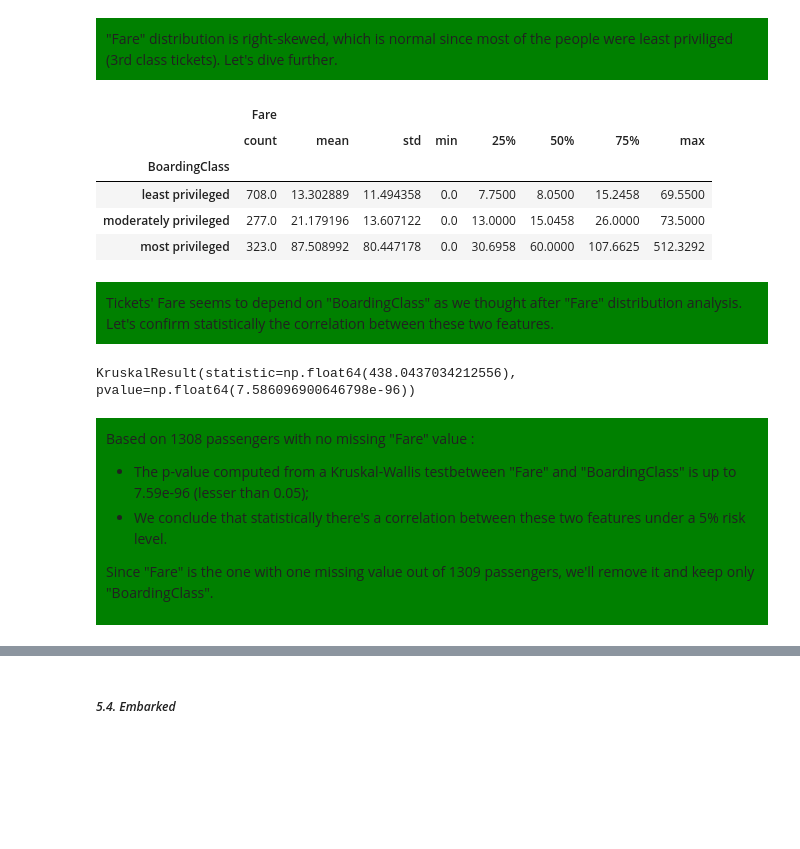
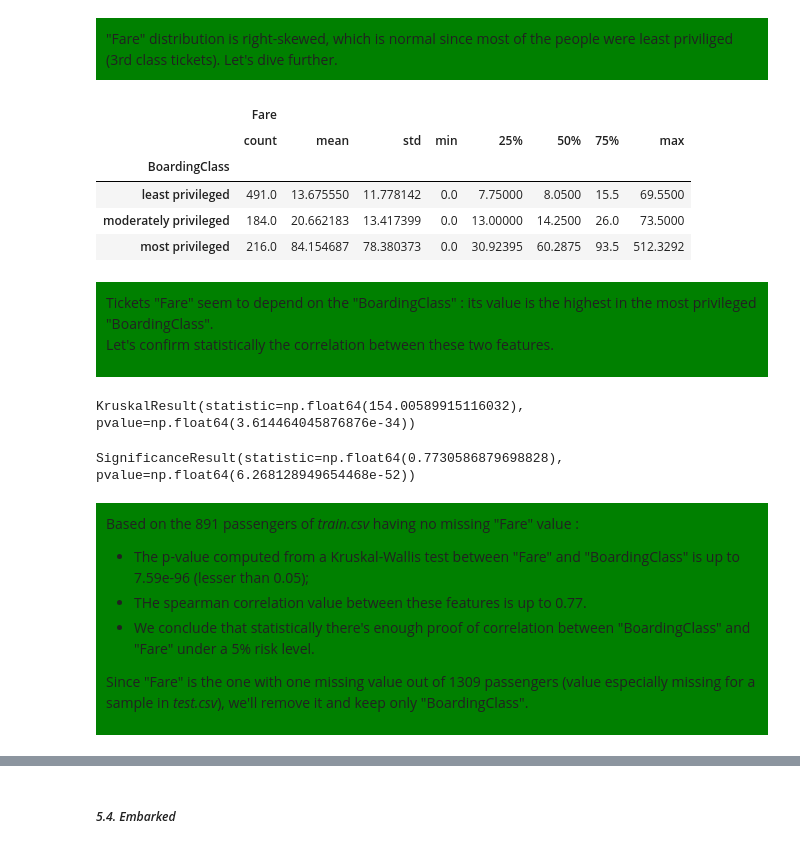
Before and after one commit to foliacouetey/titanic, a Jupyter notebook: PYTHON/scripts/main.ipynb, the cells around one changed output, grey strips where cells are left out. Drawn from its saved outputs; the diff is of its cells as text; code cells hidden in the pictures; blank space fills up the shorter version.

```diff
--- a/PYTHON/scripts/main.ipynb
+++ b/PYTHON/scripts/main.ipynb
@@ -295,37 +305,53 @@ Let's dive further.
 </div>
 # %%
 # Cross "Fare" values with "BoardingClass" modalities
-df__titanic[["Fare", "BoardingClass"]].groupby(["BoardingClass"], observed=False).describe()
+# Don't forget to here use only training data
+
+df__titanic[df__titanic["PassengerId"].isin(df__train["PassengerId"].tolist())].groupby(["BoardingClass"], observed=False).describe()
 # %% [output]
 |  | Fare |  |  |  |  |  |  |  |
 |  | count | mean | std | min | 25% | 50% | 75% | max |
 | BoardingClass |  |  |  |  |  |  |  |  |
-| least privileged | 708.0 | 13.302889 | 11.494358 | 0.0 | 7.7500 | 8.0500 | 15.2458 | 69.5500 |
-| moderately privileged | 277.0 | 21.179196 | 13.607122 | 0.0 | 13.0000 | 15.0458 | 26.0000 | 73.5000 |
-| most privileged | 323.0 | 87.508992 | 80.447178 | 0.0 | 30.6958 | 60.0000 | 107.6625 | 512.3292 |
+| least privileged | 491.0 | 13.675550 | 11.778142 | 0.0 | 7.75000 | 8.0500 | 15.5 | 69.5500 |
+| moderately privileged | 184.0 | 20.662183 | 13.417399 | 0.0 | 13.00000 | 14.2500 | 26.0 | 73.5000 |
+| most privileged | 216.0 | 84.154687 | 78.380373 | 0.0 | 30.92395 | 60.2875 | 93.5 | 512.3292 |
 # %% [markdown]
 <div style="background-color: green; padding: 10px;">
-Tickets' Fare seems to depend on "BoardingClass" as we thought after "Fare" distribution analysis. Let's confirm statistically the correlation between these two features.
+Tickets "Fare" seem to depend on the "BoardingClass" : its value is the highest in the most privileged "BoardingClass".
+
+Let's confirm statistically the correlation between these two features.
 </div>
 # %%
 # Do a Kruskall-Wallis test between "Fare" and "BoardingClass" as a proof of high correlation between these two features
 # Don't forget to here use only training data
 
-# Do not consider the passenger with missing "Fare"
-df__table = df__titanic[df__titanic["PassengerId"].isin(df__train["PassengerId"].tolist())][["Fare", "BoardingClass"]].copy(deep=True).dropna()
+# Do not consider the passenger with missing "Fare", and remove duplicates
+df__table = df__titanic[df__titanic["PassengerId"].isin(df__train["PassengerId"].tolist())][["Fare", "BoardingClass"]].copy(deep=True).dropna().drop_duplicates()
 
-# Perform a Kruskall-Wallis test with a 95% level of confidence
+# Perform a Kruskall-Wallis test of a 5% risk level
 kruskal(*df__table.groupby(["BoardingClass"], observed=False)["Fare"].apply(list))
 # %% [output]
-KruskalResult(statistic=np.float64(438.0437034212556), pvalue=np.float64(7.586096900646798e-96))
+KruskalResult(statistic=np.float64(154.00589915116032), pvalue=np.float64(3.614464045876876e-34))
+# %%
+# Compute the spearman correlation between "Fare" and "BoardingClass" using df__table
+
+# Transform "BoardingClass" modalities in df__table such as :
+# "least privileged" = 1, "moderately privileged" = 2, and "most privileged" = 3
+df__table["BoardingClass"] = df__table["BoardingClass"].apply(lambda x: 1 if x == "least privileged" else 2 if x == "moderately privileged" else 3)
+
+# Compute the spearman correlation
+spearmanr(df__table["BoardingClass"], df__table["Fare"])
+# %% [output]
+SignificanceResult(statistic=np.float64(0.7730586879698828), pvalue=np.float64(6.268128949654468e-52))
 # %% [markdown]
 <div style="background-color: green; padding: 10px;">
 
-Based on 1308 passengers with no missing "Fare" value :
-- The p-value computed from a Kruskal-Wallis testbetween "Fare" and "BoardingClass" is up to 7.59e-96 (lesser than 0.05);
-- We conclude that statistically there's a correlation between these two features under a 5% risk level.
+Based on the 891 passengers of _train.csv_ having no missing "Fare" value :
+- The p-value computed from a Kruskal-Wallis test between "Fare" and "BoardingClass" is up to 7.59e-96 (lesser than 0.05);
+- THe spearman correlation value between these features is up to 0.77.
+- We conclude that statistically there's enough proof of correlation between "BoardingClass" and "Fare" under a 5% risk level.
 
-Since "Fare" is the one with one missing value out of 1309 passengers, we'll remove it and keep only "BoardingClass".
+Since "Fare" is the one with one missing value out of 1309 passengers (value especially missing for a sample in _test.csv_), we'll remove it and keep only "BoardingClass".
 </div>
 # %%
 # Cleanup
```
Also changed, not shown: parts of 103 cells of this notebook.
